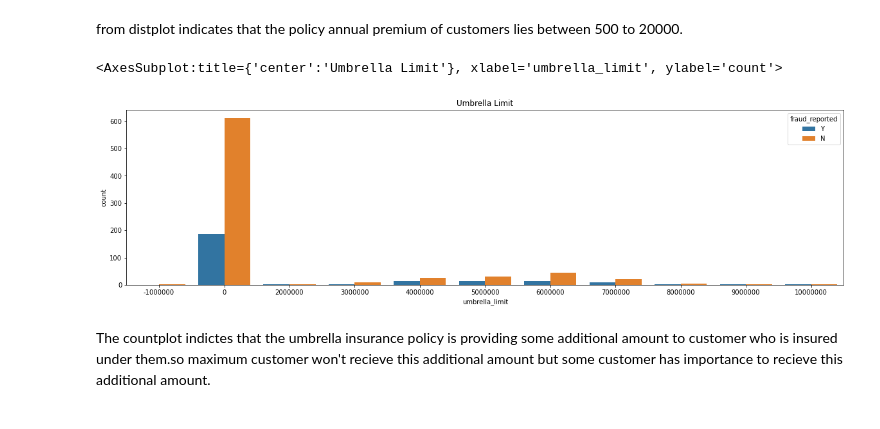
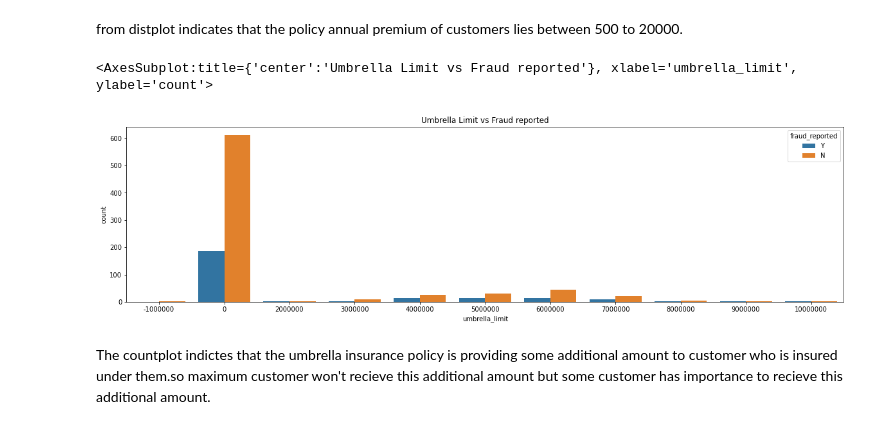
Before and after one commit to Jayasurya72/Insurance-Claims--Fraud-Detection, a Jupyter notebook: Insurance Claims- Fraud Detection.ipynb, the cells around one changed output. Saved outputs shown, nothing was run; the diff lists cells and outputs as text; code cells hidden in the pictures.

```diff
--- a/Insurance Claims- Fraud Detection.ipynb
+++ b/Insurance Claims- Fraud Detection.ipynb
@@ -121,13 +141,13 @@ sns.distplot(df['policy_annual_premium'],kde=True)
 # %% [markdown]
 from distplot indicates that the policy annual premium  of customers lies between 500 to 20000.
 # %%
-#Countplot Display distribution of data across all level of category
+#Countplot Display distribution of data across Umbrella Limit vs Fraud reported.
 plt.subplots(figsize=(20,5))
-plt.title('Umbrella Limit')
+plt.title('Umbrella Limit vs Fraud reported')
 sns.countplot(x='umbrella_limit',hue='fraud_reported',data=df)
 # %% [output]
-<AxesSubplot:title={'center':'Umbrella Limit'}, xlabel='umbrella_limit', ylabel='count'>
+<AxesSubplot:title={'center':'Umbrella Limit vs Fraud reported'}, xlabel='umbrella_limit', ylabel='count'>
-[figure, old version]
+[figure, new version]
 # %% [markdown]
 The countplot indictes that the umbrella insurance policy is providing some additional amount to customer who is insured under them.so maximum customer won't recieve this additional amount but some customer has importance to recieve this additional amount.
 # %%
```
Also changed, not shown: parts of 55 cells of this notebook.
